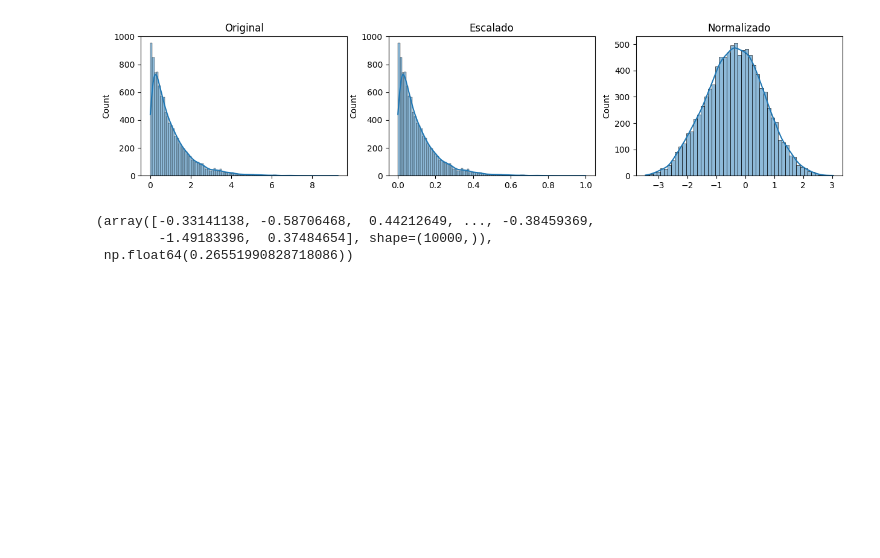
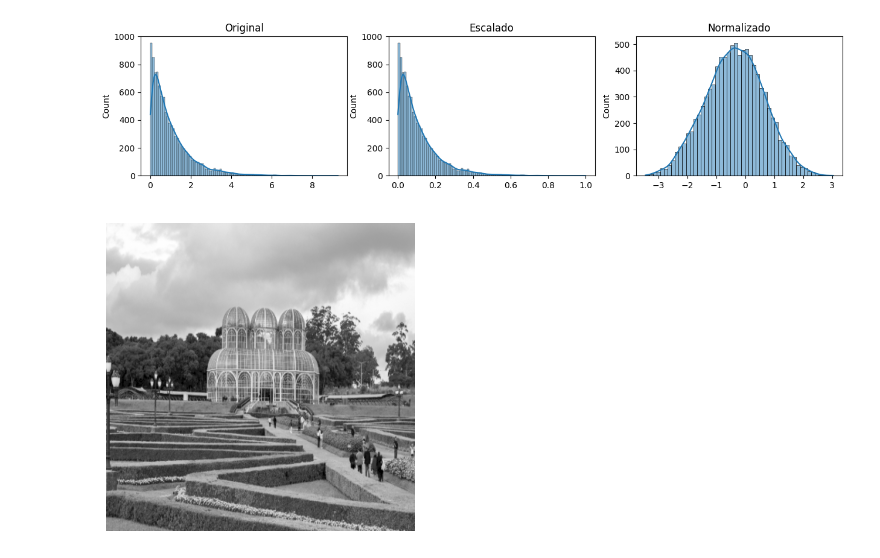
Before and after one commit to mumiavini/cv_vibrometry, a Jupyter notebook: Code/interesting.ipynb, the cells around one changed output. Drawn from its saved outputs; the diff is of its cells as text; code cells hidden in the pictures; blank space fills up the shorter version.

```diff
--- a/Code/interesting.ipynb
+++ b/Code/interesting.ipynb
@@ -83,8 +83,19 @@ shape: (9, 3)
 | "max" | 9.264842 | null |
 [figure]
 # %%
-normalized_data
+import numpy as np
+import tensorflow as tf
+import matplotlib.pyplot as plt
-# %% [output]
-(array([-0.33141138, -0.58706468,  0.44212649, ..., -0.38459369,
-        -1.49183396,  0.37484654], shape=(10000,)),
- np.float64(0.26551990828718086))
+# %%
+image_path = r'C:\soft\Personal\cv_vibrometry\Code\Images\jardim botanico.png'
+image = tf.io.read_file(image_path)
+image = tf.io.decode_jpeg(image, channels=1)
+image = tf.image.resize(image, size=[400, 400])
+
+img = tf.squeeze(image).numpy()
+plt.figure(figsize=(10, 4))
+plt.imshow(img, cmap="grey")
+plt.axis('off')
+plt.show()
+# %% [output]
+[figure, added]
```
Also changed, not shown: parts of 4 cells of this notebook, 2 other files.
